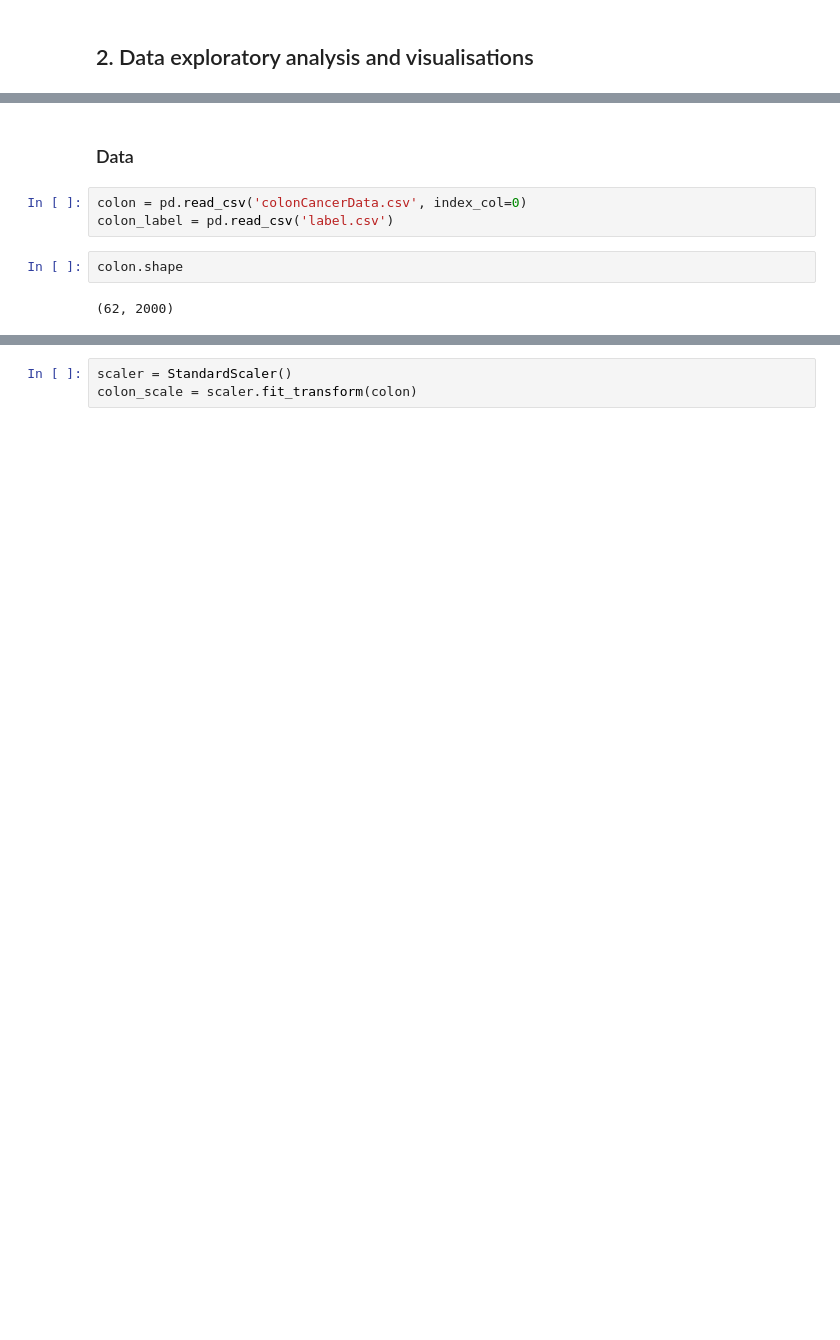
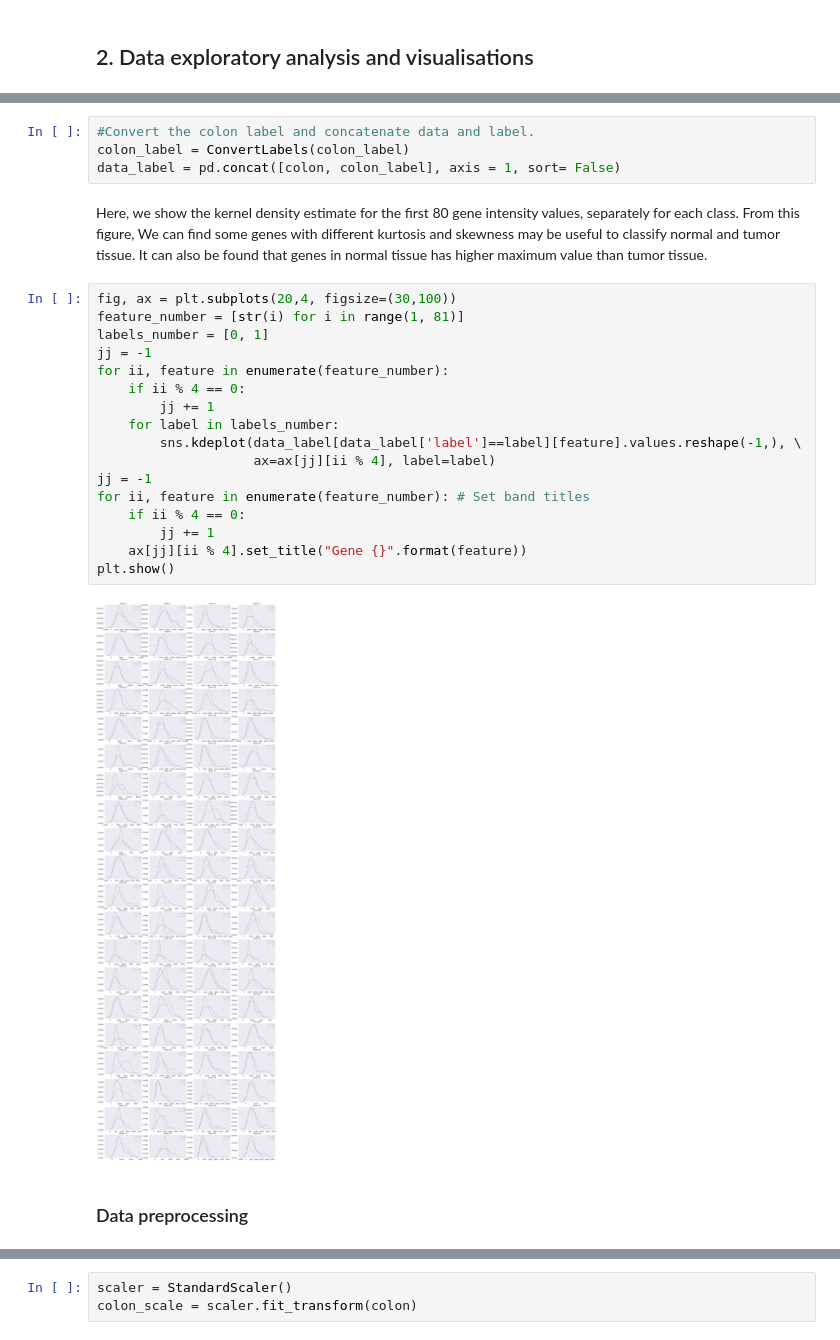
Before and after one commit to hanggun/DME-mini-project, a Jupyter notebook: DME_Group_Assignment.ipynb, the cells around one changed output, grey strips where cells are left out. Saved outputs shown, nothing was run; the diff lists cells and outputs as text; blank space fills up the shorter version.

```diff
--- a/DME_Group_Assignment.ipynb
+++ b/DME_Group_Assignment.ipynb
@@ -26,9 +66,27 @@ from sklearn.naive_bayes import GaussianNB
+# %%
+#Convert the colon label and concatenate data and label.
+colon_label = ConvertLabels(colon_label)
+data_label = pd.concat([colon, colon_label], axis = 1, sort= False)
+# %% [markdown]
+Here, we show the kernel density estimate for the first 80 gene intensity values, separately for each class. From this figure, We can find some genes with different kurtosis and skewness may be useful to classify normal and tumor tissue. It can also be found that genes in normal tissue has higher maximum value than tumor tissue.
+# %%
+fig, ax = plt.subplots(20,4, figsize=(30,100))
+feature_number = [str(i) for i in range(1, 81)]
+labels_number = [0, 1]
+jj = -1
+for ii, feature in enumerate(feature_number):
+    if ii % 4 == 0:
+        jj += 1
+    for label in labels_number:
+        sns.kdeplot(data_label[data_label['label']==label][feature].values.reshape(-1,), \
+                    ax=ax[jj][ii % 4], label=label)
+jj = -1
+for ii, feature in enumerate(feature_number): # Set band titles
+    if ii % 4 == 0:
+        jj += 1
+    ax[jj][ii % 4].set_title("Gene {}".format(feature))
+plt.show()
+# %% [output]
+[figure, added]
 # %% [markdown]
-### Data
+### Data preprocessing
-# %%
-colon = pd.read_csv('colonCancerData.csv', index_col=0)
-colon_label = pd.read_csv('label.csv')
-# %%
-colon.shape
-# %% [output]
-(62, 2000)
```
Also changed, not shown: parts of 33 cells of this notebook.
